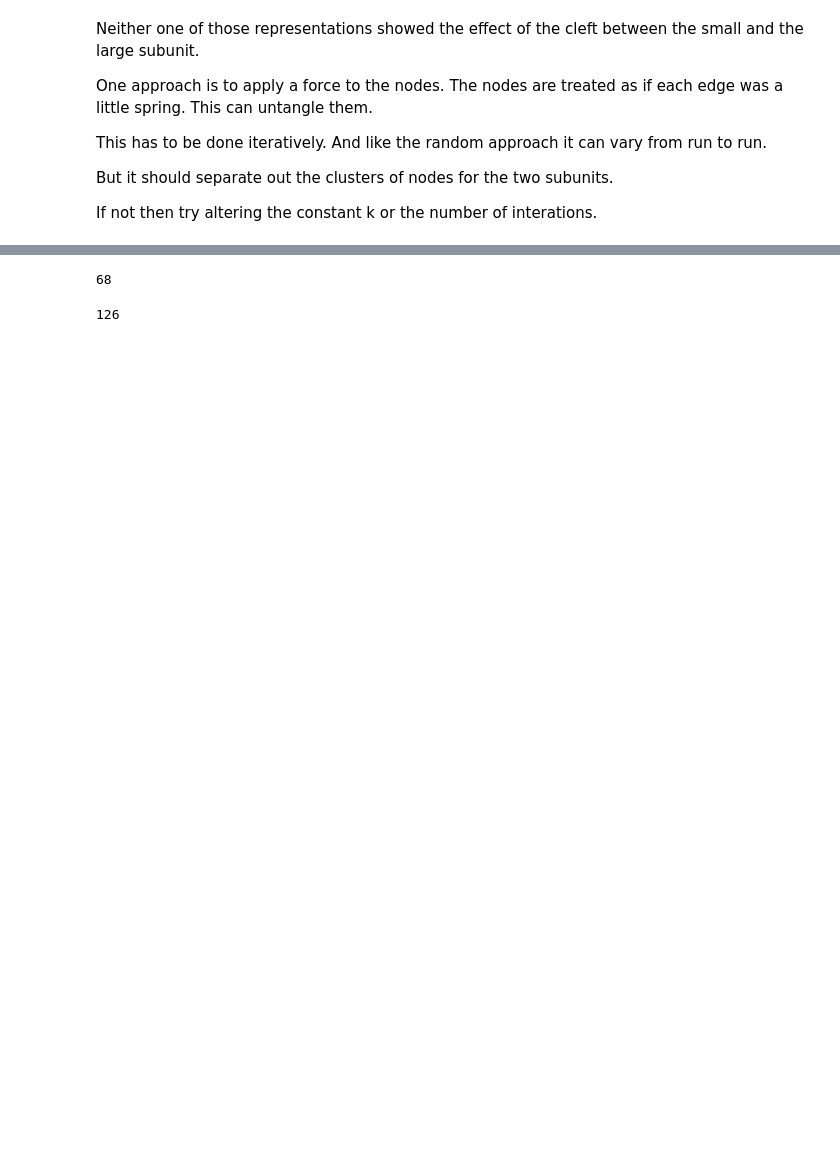
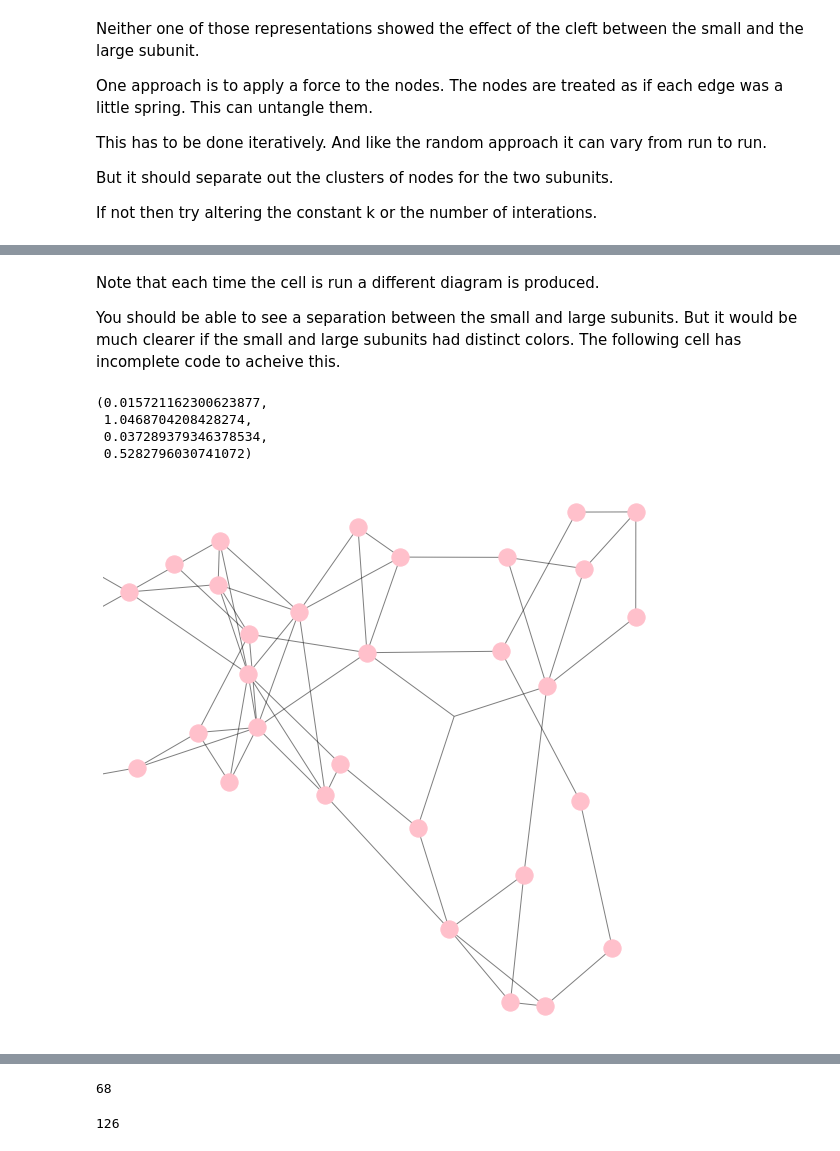
Before and after one commit to ARU-Bioinf-CMA-2020/tw10, a Jupyter notebook: networkx_and_protein_interactions.ipynb, the cells around one changed output, grey strips where cells are left out. Drawn from its saved outputs; the diff is of its cells as text; code cells hidden in the pictures; blank space fills up the shorter version.

```diff
--- a/networkx_and_protein_interactions.ipynb
+++ b/networkx_and_protein_interactions.ipynb
@@ -121 +140,21 @@ nx.draw_spring(contacts_graph, k=0.80, iterations=10, with_labels=True, node_col
+# %% [markdown]
+Note that each time the cell is run a different diagram is produced.
+
+You should be able to see a separation between the small and large subunits. But it would be much clearer if the small and large subunits had distinct colors. The following cell has incomplete code to acheive this.
+# %%
+# TASK!
+# complete code to draw diagram with small and large nodes different colors
+plt.figure(figsize=(10,10))
+pos_spring = nx.spring_layout(contacts_graph)
+small_node_list = [label  for label in set(contacts_graph) if 'S' in label]
+nx.draw_networkx_nodes(contacts_graph, pos=pos_spring, nodelist=small_node_list, node_color='pink')
+nx.draw_networkx_edges(contacts_graph, pos=pos_spring, alpha=0.5)
+# complete code drawing the other 'large' nodes and labelling all nodes
+plt.axis('off')
+# %% [output]
+(0.015721162300623877,
+ 1.0468704208428274,
+ 0.037289379346378534,
+ 0.5282796030741072)
+[figure, added]
 # %%
```
Also changed, not shown: parts of 40 cells of this notebook.
